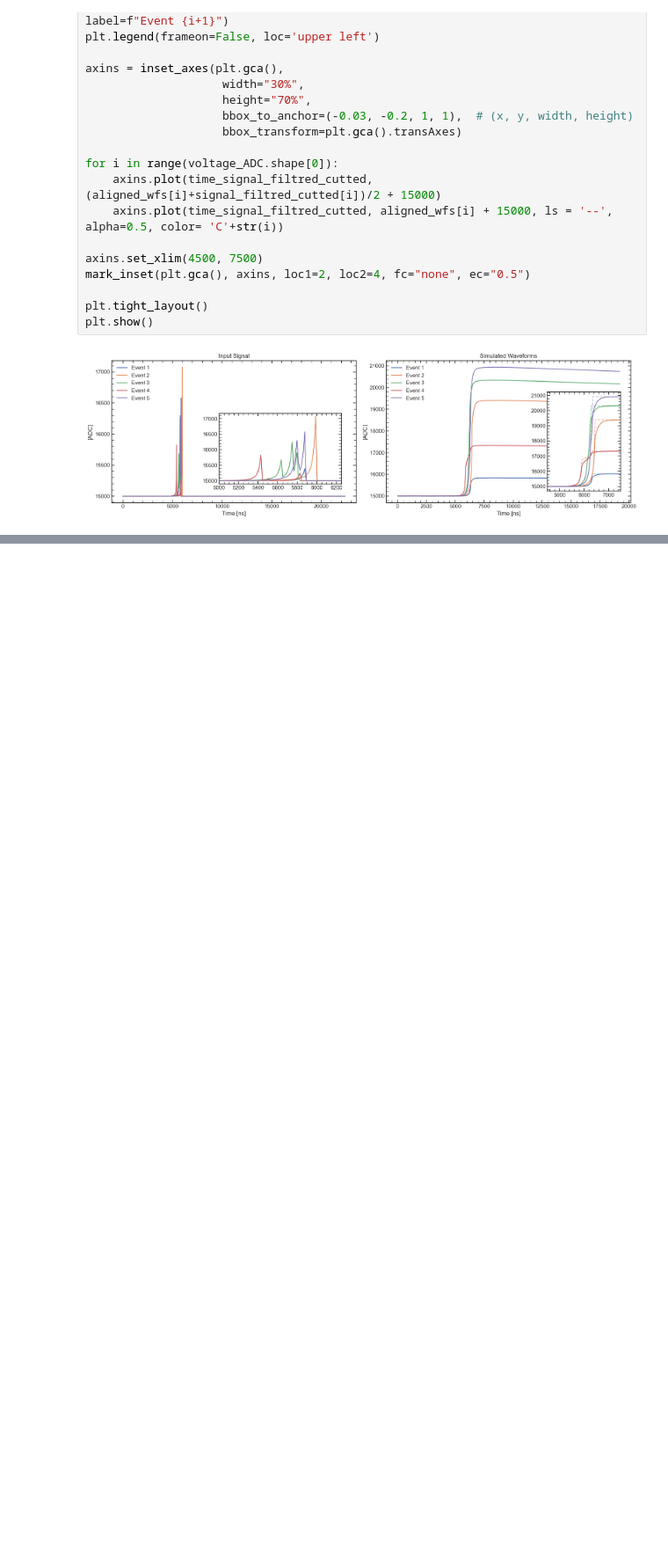
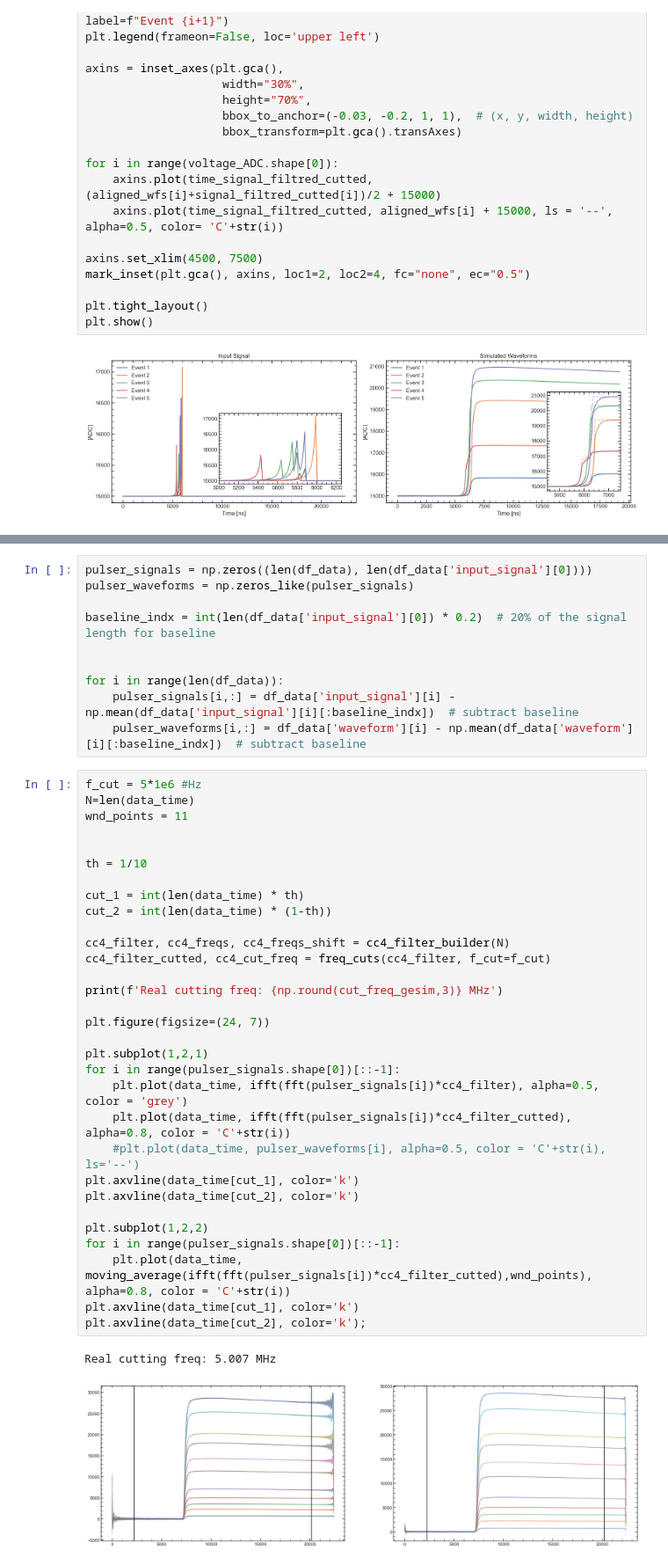
Before and after one commit to GaudioRf/JFETModel, a Jupyter notebook: freq_filters/freq_resp_cc4.ipynb, the cells around one changed output, grey strips where cells are left out. Shown at 88% size. Saved outputs shown, nothing was run; the diff lists cells and outputs as text; blank space fills up the shorter version.

```diff
--- a/freq_filters/freq_resp_cc4.ipynb
+++ b/freq_filters/freq_resp_cc4.ipynb
@@ -1125,0 +1154,44 @@ plt.show()
+# %%
+pulser_signals = np.zeros((len(df_data), len(df_data['input_signal'][0])))
+pulser_waveforms = np.zeros_like(pulser_signals)
+
+baseline_indx = int(len(df_data['input_signal'][0]) * 0.2)  # 20% of the signal length for baseline
+
+
+for i in range(len(df_data)):
+    pulser_signals[i,:] = df_data['input_signal'][i] - np.mean(df_data['input_signal'][i][:baseline_indx])  # subtract baseline
+    pulser_waveforms[i,:] = df_data['waveform'][i] - np.mean(df_data['waveform'][i][:baseline_indx])  # subtract baseline
+# %%
+f_cut = 5*1e6 #Hz
+N=len(data_time)
+wnd_points = 11
+
+
+th = 1/10
+
+cut_1 = int(len(data_time) * th)
+cut_2 = int(len(data_time) * (1-th))
+
+cc4_filter, cc4_freqs, cc4_freqs_shift = cc4_filter_builder(N)
+cc4_filter_cutted, cc4_cut_freq = freq_cuts(cc4_filter, f_cut=f_cut)
+
+print(f'Real cutting freq: {np.round(cut_freq_gesim,3)} MHz')
+
+plt.figure(figsize=(24, 7))
+
+plt.subplot(1,2,1)
+for i in range(pulser_signals.shape[0])[::-1]:
+    plt.plot(data_time, ifft(fft(pulser_signals[i])*cc4_filter), alpha=0.5, color = 'grey')
+    plt.plot(data_time, ifft(fft(pulser_signals[i])*cc4_filter_cutted), alpha=0.8, color = 'C'+str(i))
+    #plt.plot(data_time, pulser_waveforms[i], alpha=0.5, color = 'C'+str(i), ls='--')
+plt.axvline(data_time[cut_1], color='k')
+plt.axvline(data_time[cut_2], color='k')
+
+plt.subplot(1,2,2)
+for i in range(pulser_signals.shape[0])[::-1]:
+    plt.plot(data_time, moving_average(ifft(fft(pulser_signals[i])*cc4_filter_cutted),wnd_points), alpha=0.8, color = 'C'+str(i))
+plt.axvline(data_time[cut_1], color='k')
+plt.axvline(data_time[cut_2], color='k');
+# %% [output]
+Real cutting freq: 5.007 MHz
+[figure, added]
```
Also changed, not shown: parts of 9 cells of this notebook.
